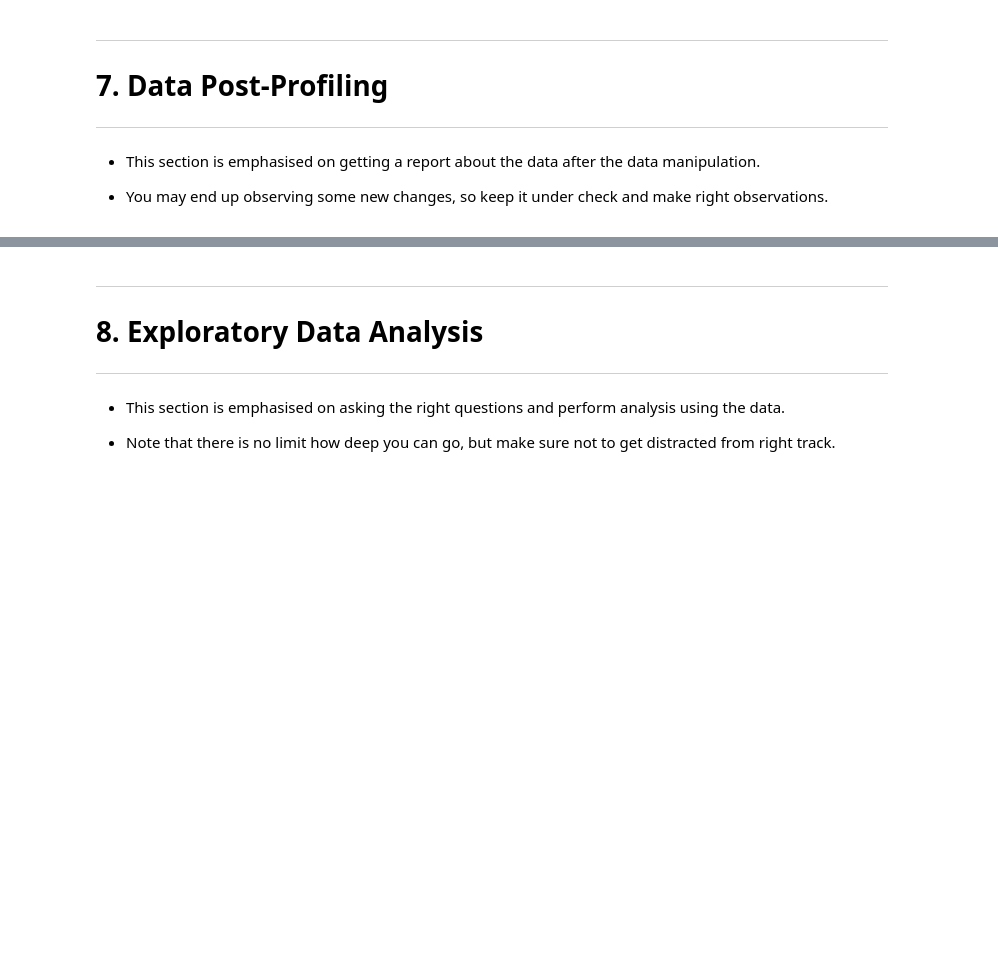
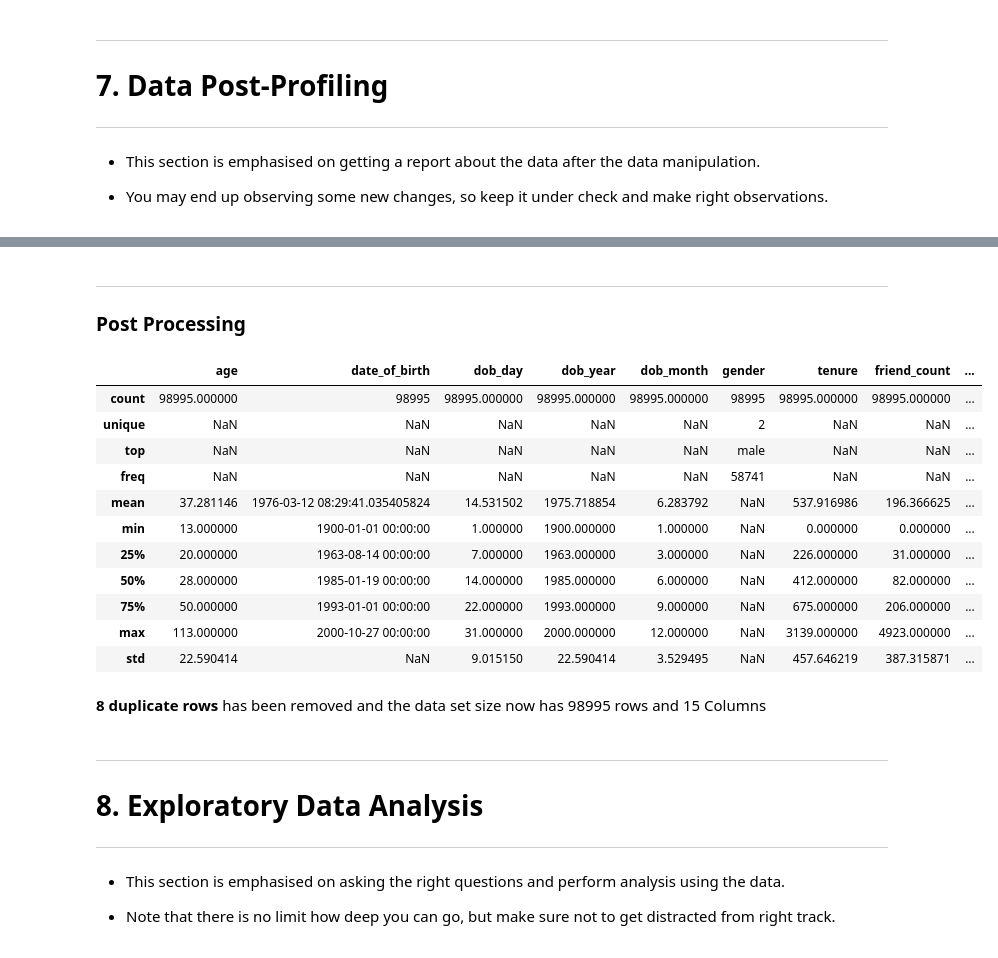
Before and after one commit to amitkharche/exploratory_data_analysis_projects_amit_kharche, a Jupyter notebook: 04.EDA_facebook_utilization_amit_kharche/Accredian_Analysis on Facebook Utilization.ipynb, the cells around one changed output, grey strips where cells are left out. Cells and saved outputs as stored; diff of their text form; code cells hidden in the pictures; blank space fills up the shorter version.

```diff
--- a/04.EDA_facebook_utilization_amit_kharche/Accredian_Analysis on Facebook Utilization.ipynb
+++ b/04.EDA_facebook_utilization_amit_kharche/Accredian_Analysis on Facebook Utilization.ipynb
@@ -209,3 +406,25 @@ Data Shape: (99003, 15)
+# %% [markdown]
+---
+###  Post Processing
+# %%
+facebook_df.drop_duplicates(inplace=True)
+# %%
+facebook_df.describe(include='all')
+# %% [output]
+|  | age | date_of_birth | dob_day | dob_year | dob_month | gender | tenure | friend_count | ... |
+| count | 98995.000000 | 98995 | 98995.000000 | 98995.000000 | 98995.000000 | 98995 | 98995.000000 | 98995.000000 | ... |
+| unique | NaN | NaN | NaN | NaN | NaN | 2 | NaN | NaN | ... |
+| top | NaN | NaN | NaN | NaN | NaN | male | NaN | NaN | ... |
+| freq | NaN | NaN | NaN | NaN | NaN | 58741 | NaN | NaN | ... |
+| mean | 37.281146 | 1976-03-12 08:29:41.035405824 | 14.531502 | 1975.718854 | 6.283792 | NaN | 537.916986 | 196.366625 | ... |
+| min | 13.000000 | 1900-01-01 00:00:00 | 1.000000 | 1900.000000 | 1.000000 | NaN | 0.000000 | 0.000000 | ... |
+| 25% | 20.000000 | 1963-08-14 00:00:00 | 7.000000 | 1963.000000 | 3.000000 | NaN | 226.000000 | 31.000000 | ... |
+| 50% | 28.000000 | 1985-01-19 00:00:00 | 14.000000 | 1985.000000 | 6.000000 | NaN | 412.000000 | 82.000000 | ... |
+| 75% | 50.000000 | 1993-01-01 00:00:00 | 22.000000 | 1993.000000 | 9.000000 | NaN | 675.000000 | 206.000000 | ... |
+| max | 113.000000 | 2000-10-27 00:00:00 | 31.000000 | 2000.000000 | 12.000000 | NaN | 3139.000000 | 4923.000000 | ... |
+| std | 22.590414 | NaN | 9.015150 | 22.590414 | 3.529495 | NaN | 457.646219 | 387.315871 | ... |
+# %% [markdown]
+**8 duplicate rows** has been removed and the data set size now has 98995 rows and 15 Columns
 # %% [markdown]
 ---
 <a name = Section8></a>
```
Also changed, not shown: parts of 36 cells of this notebook.
